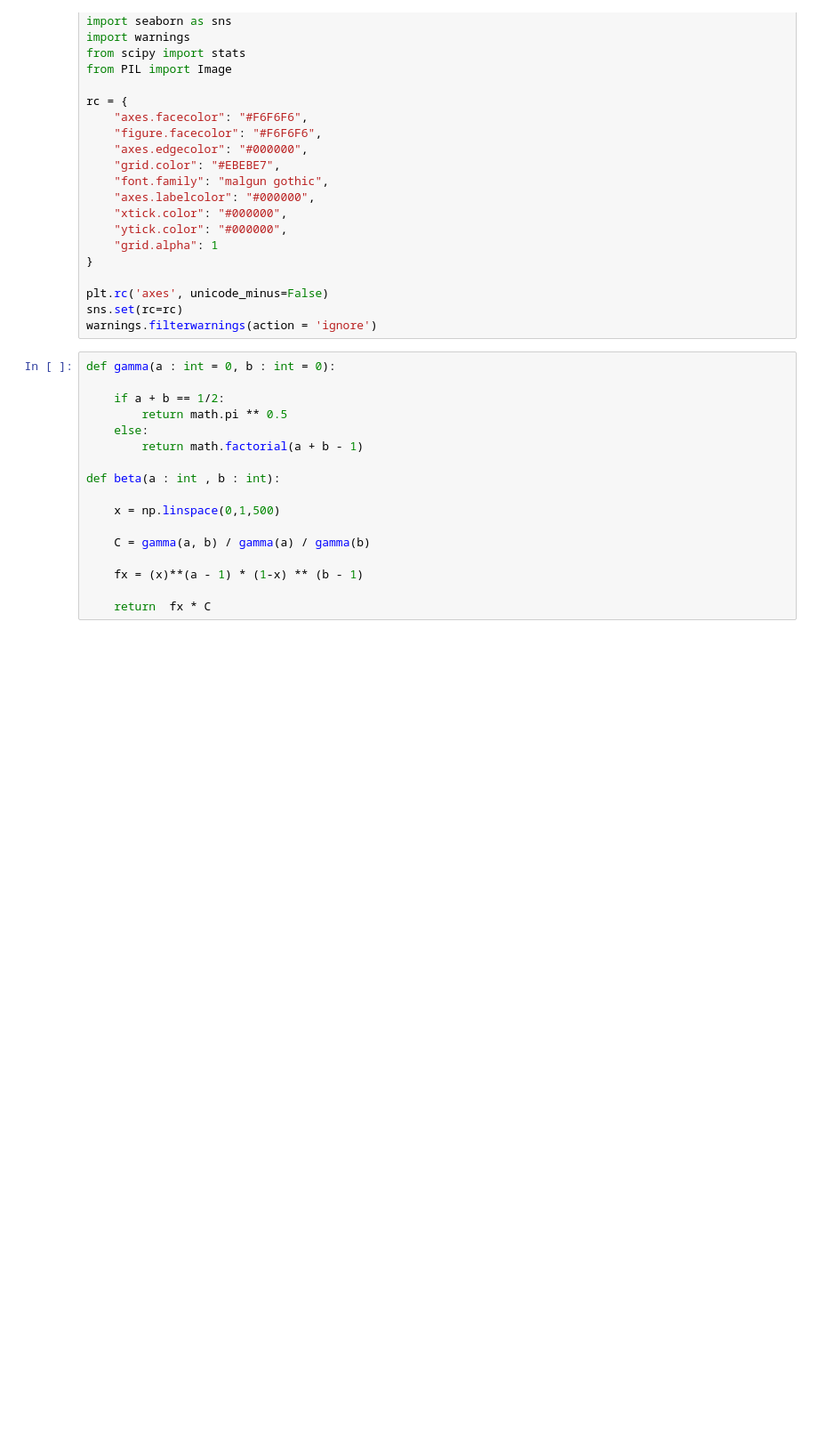
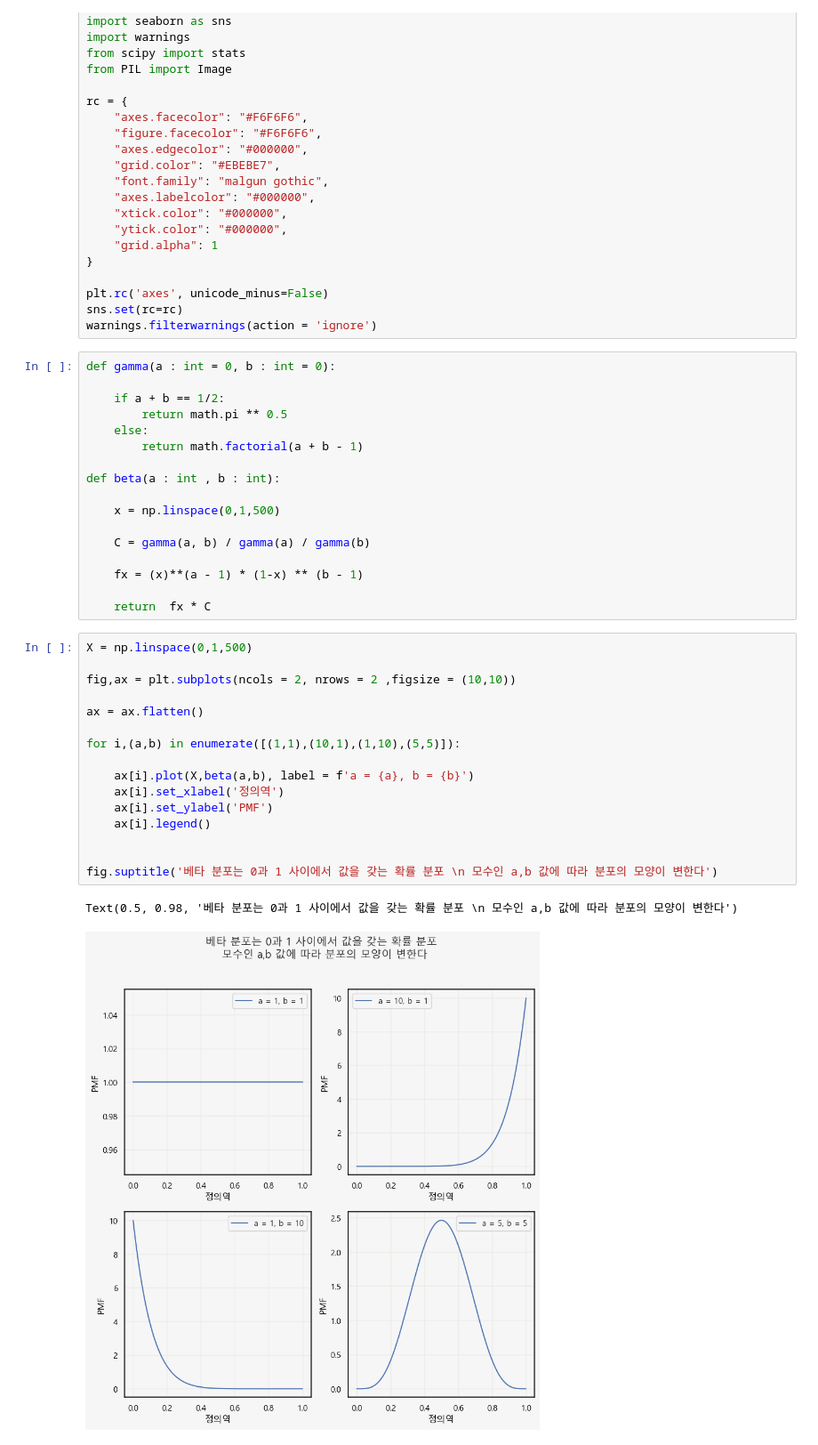
Before and after one commit to yonghyeun/Probability, a Jupyter notebook: 베타 분포.ipynb, the cells around one changed output. Shown: that part at 89% size. Drawn from its saved outputs; the diff is of its cells as text; blank space fills up the shorter version.

```diff
--- a/베타 분포.ipynb
+++ b/베타 분포.ipynb
@@ -39,6 +39,25 @@ def beta(a : int , b : int):
     fx = (x)**(a - 1) * (1-x) ** (b - 1)
 
     return  fx * C
+# %%
+X = np.linspace(0,1,500)
+
+fig,ax = plt.subplots(ncols = 2, nrows = 2 ,figsize = (10,10))
+
+ax = ax.flatten()
+
+for i,(a,b) in enumerate([(1,1),(10,1),(1,10),(5,5)]):
+
+    ax[i].plot(X,beta(a,b), label = f'a = {a}, b = {b}')
+    ax[i].set_xlabel('정의역')
+    ax[i].set_ylabel('PMF')
+    ax[i].legend()
+
+
+fig.suptitle('베타 분포는 0과 1 사이에서 값을 갖는 확률 분포 \n 모수인 a,b 값에 따라 분포의 모양이 변한다')
+# %% [output]
+Text(0.5, 0.98, '베타 분포는 0과 1 사이에서 값을 갖는 확률 분포 \n 모수인 a,b 값에 따라 분포의 모양이 변한다')
+[figure, added]
 # %%
 success, failure = 1,1
 trial = 100
```
Also changed, not shown: parts of 1 cell of this notebook.
